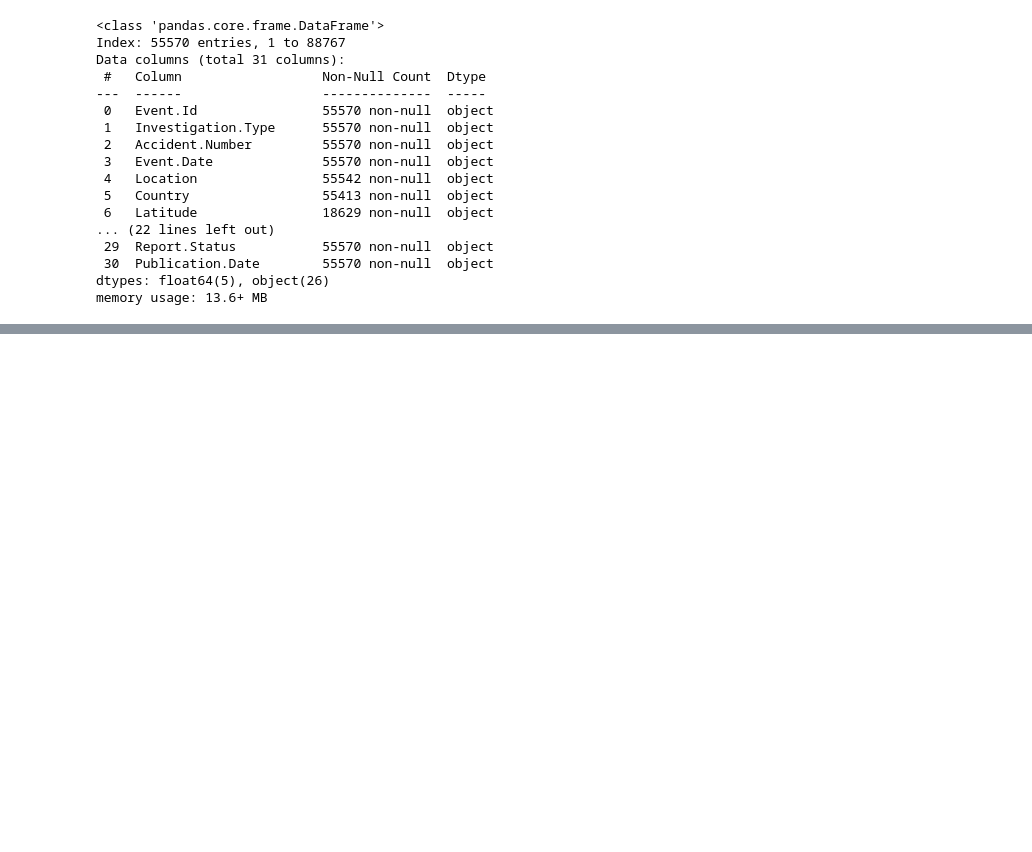
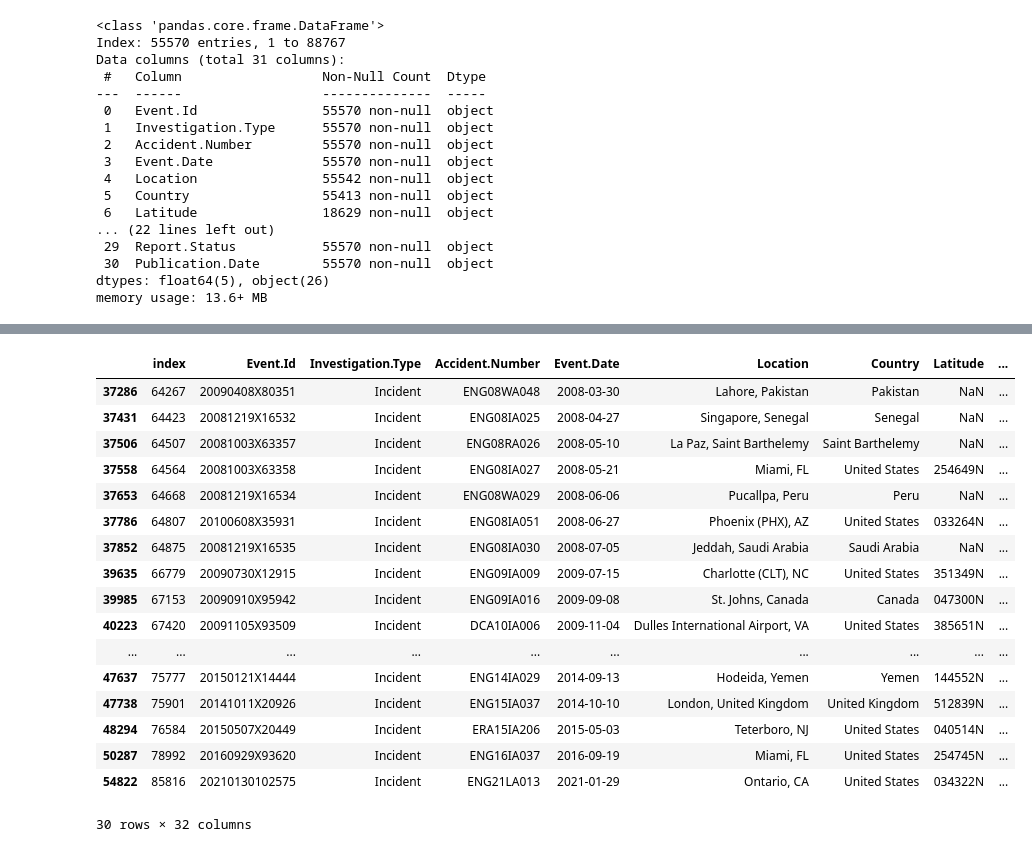
Before and after one commit to idodatascience/phase-1-project-0325, a Jupyter notebook: phase_1_project-checkpoint.ipynb, the cells around one changed output, grey strips where cells are left out. Cells and saved outputs as stored; diff of their text form; code cells hidden in the pictures; blank space fills up the shorter version.

```diff
--- a/phase_1_project-checkpoint.ipynb
+++ b/phase_1_project-checkpoint.ipynb
@@ -106,0 +172,10 @@ memory usage: 13.6+ MB
+# %%
+#Finding most safe aircraft
+dt3 = avdf.loc[avdf['Aircraft.damage'] == 'Minor']
+dt3.loc[dt3['Total.Serious.Injuries']== 0.0]
+dt4 = dt3.loc[dt3['Total.Serious.Injuries']== 0.0]
+dt4.loc[dt4['Total.Uninjured']== 0.0]
+dt5 = dt4.loc[dt4['Total.Uninjured']== 0.0]
+dt5.loc[dt5['Total.Minor.Injuries']== 0.0]
+dt6 = dt5.loc[dt5['Total.Minor.Injuries']== 0.0]
+dt7 = dt6.loc[dt6['Total.Fatal.Injuries']== 0.0]
@@ -106,0 +203,22 @@ memory usage: 13.6+ MB
+# %%
+#Aircraft that is categorised as airplane
+dt7.dropna(subset = ['Aircraft.Category'])
+# %% [output]
+|  | index | Event.Id | Investigation.Type | Accident.Number | Event.Date | Location | Country | Latitude | ... |
+| 37286 | 64267 | 20090408X80351 | Incident | ENG08WA048 | 2008-03-30 | Lahore, Pakistan | Pakistan | NaN | ... |
+| 37431 | 64423 | 20081219X16532 | Incident | ENG08IA025 | 2008-04-27 | Singapore, Senegal | Senegal | NaN | ... |
+| 37506 | 64507 | 20081003X63357 | Incident | ENG08RA026 | 2008-05-10 | La Paz, Saint Barthelemy | Saint Barthelemy | NaN | ... |
+| 37558 | 64564 | 20081003X63358 | Incident | ENG08IA027 | 2008-05-21 | Miami, FL | United States | 254649N | ... |
+| 37653 | 64668 | 20081219X16534 | Incident | ENG08WA029 | 2008-06-06 | Pucallpa, Peru | Peru | NaN | ... |
+| 37786 | 64807 | 20100608X35931 | Incident | ENG08IA051 | 2008-06-27 | Phoenix (PHX), AZ | United States | 033264N | ... |
+| 37852 | 64875 | 20081219X16535 | Incident | ENG08IA030 | 2008-07-05 | Jeddah, Saudi Arabia | Saudi Arabia | NaN | ... |
+| 39635 | 66779 | 20090730X12915 | Incident | ENG09IA009 | 2009-07-15 | Charlotte (CLT), NC | United States | 351349N | ... |
+| 39985 | 67153 | 20090910X95942 | Incident | ENG09IA016 | 2009-09-08 | St. Johns, Canada | Canada | 047300N | ... |
+| 40223 | 67420 | 20091105X93509 | Incident | DCA10IA006 | 2009-11-04 | Dulles International Airport, VA | United States | 385651N | ... |
+| ... | ... | ... | ... | ... | ... | ... | ... | ... | ... |
+| 47637 | 75777 | 20150121X14444 | Incident | ENG14IA029 | 2014-09-13 | Hodeida, Yemen | Yemen | 144552N | ... |
+| 47738 | 75901 | 20141011X20926 | Incident | ENG15IA037 | 2014-10-10 | London, United Kingdom | United Kingdom | 512839N | ... |
+| 48294 | 76584 | 20150507X20449 | Incident | ERA15IA206 | 2015-05-03 | Teterboro, NJ | United States | 040514N | ... |
+| 50287 | 78992 | 20160929X93620 | Incident | ENG16IA037 | 2016-09-19 | Miami, FL | United States | 254745N | ... |
+| 54822 | 85816 | 20210130102575 | Incident | ENG21LA013 | 2021-01-29 | Ontario, CA | United States | 034322N | ... |
+30 rows × 32 columns
```
Also changed, not shown: parts of 8 cells of this notebook.
